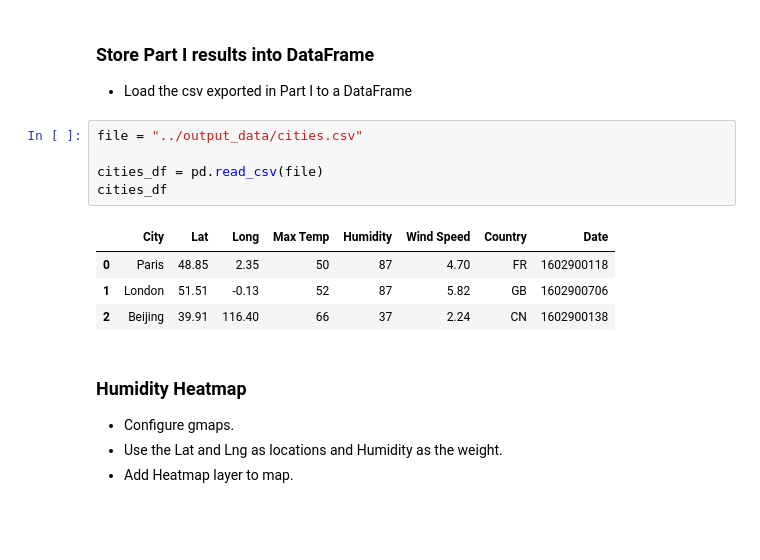
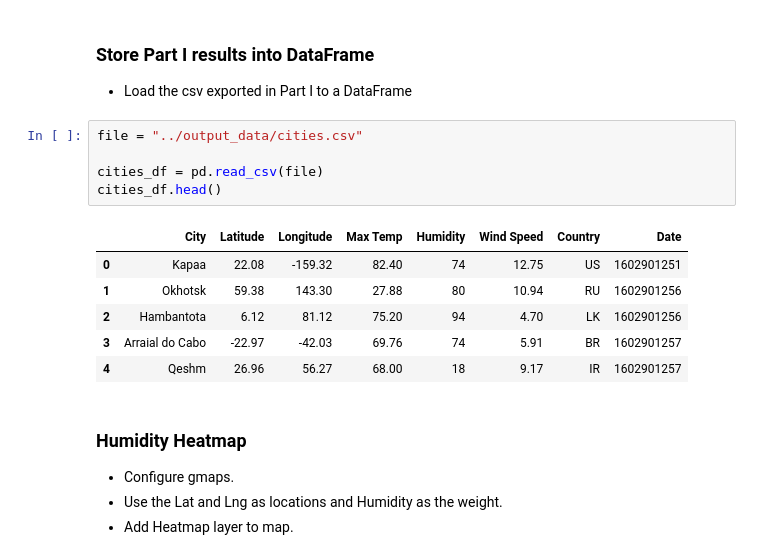
Before and after one commit to Ssimoes48/Python_API, a Jupyter notebook: VacationPy/VacationPyStarter.ipynb, the cells around one changed output. Drawn from its saved outputs; the diff is of its cells as text; blank space fills up the shorter version.

```diff
--- a/VacationPy/VacationPyStarter.ipynb
+++ b/VacationPy/VacationPyStarter.ipynb
@@ -23,13 +23,15 @@ from api_keys import g_key
 # %%
 file = "../output_data/cities.csv"
 
 cities_df = pd.read_csv(file)
-cities_df
+cities_df.head()
 # %% [output]
-|  | City | Lat | Long | Max Temp | Humidity | Wind Speed | Country | Date |
-| 0 | Paris | 48.85 | 2.35 | 50 | 87 | 4.70 | FR | 1602900118 |
-| 1 | London | 51.51 | -0.13 | 52 | 87 | 5.82 | GB | 1602900706 |
-| 2 | Beijing | 39.91 | 116.40 | 66 | 37 | 2.24 | CN | 1602900138 |
+|  | City | Latitude | Longitude | Max Temp | Humidity | Wind Speed | Country | Date |
+| 0 | Kapaa | 22.08 | -159.32 | 82.40 | 74 | 12.75 | US | 1602901251 |
+| 1 | Okhotsk | 59.38 | 143.30 | 27.88 | 80 | 10.94 | RU | 1602901256 |
+| 2 | Hambantota | 6.12 | 81.12 | 75.20 | 94 | 4.70 | LK | 1602901256 |
+| 3 | Arraial do Cabo | -22.97 | -42.03 | 69.76 | 74 | 5.91 | BR | 1602901257 |
+| 4 | Qeshm | 26.96 | 56.27 | 68.00 | 18 | 9.17 | IR | 1602901257 |
 # %% [markdown]
 ### Humidity Heatmap
 * Configure gmaps.
```
Also changed, not shown: 7 other files.
